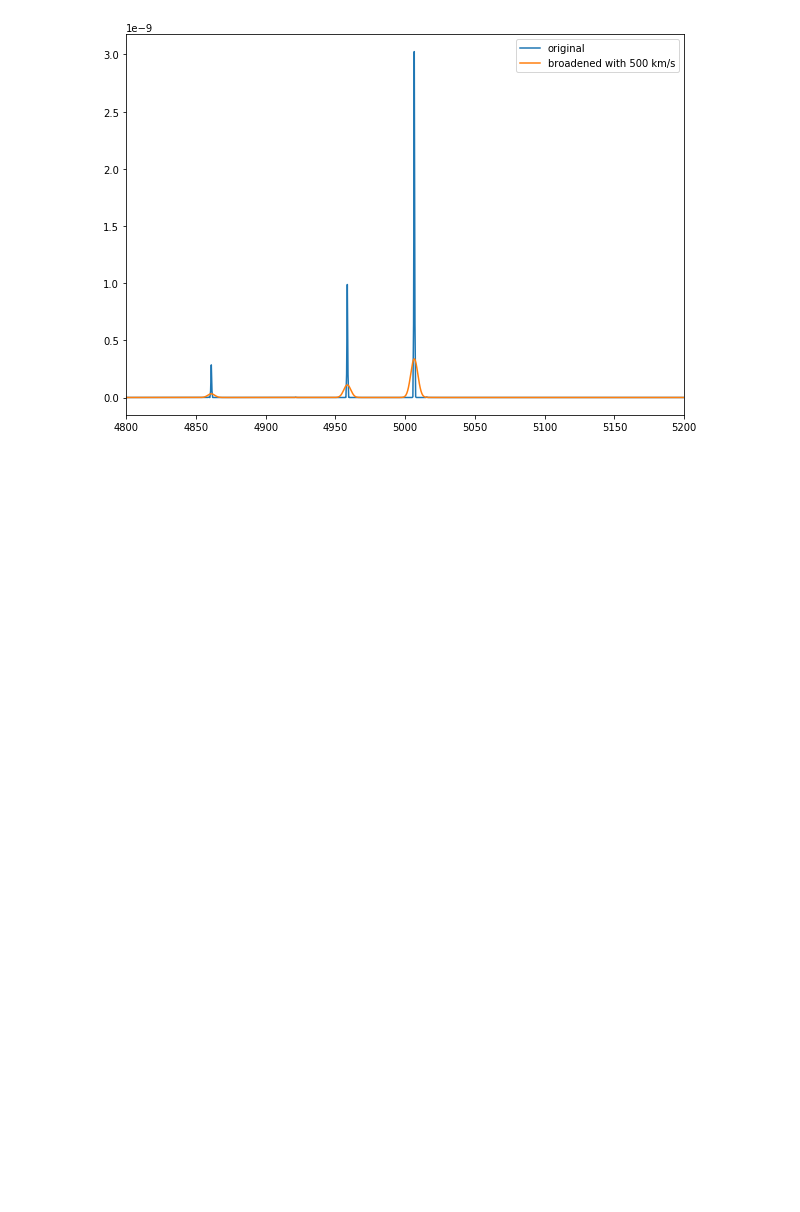
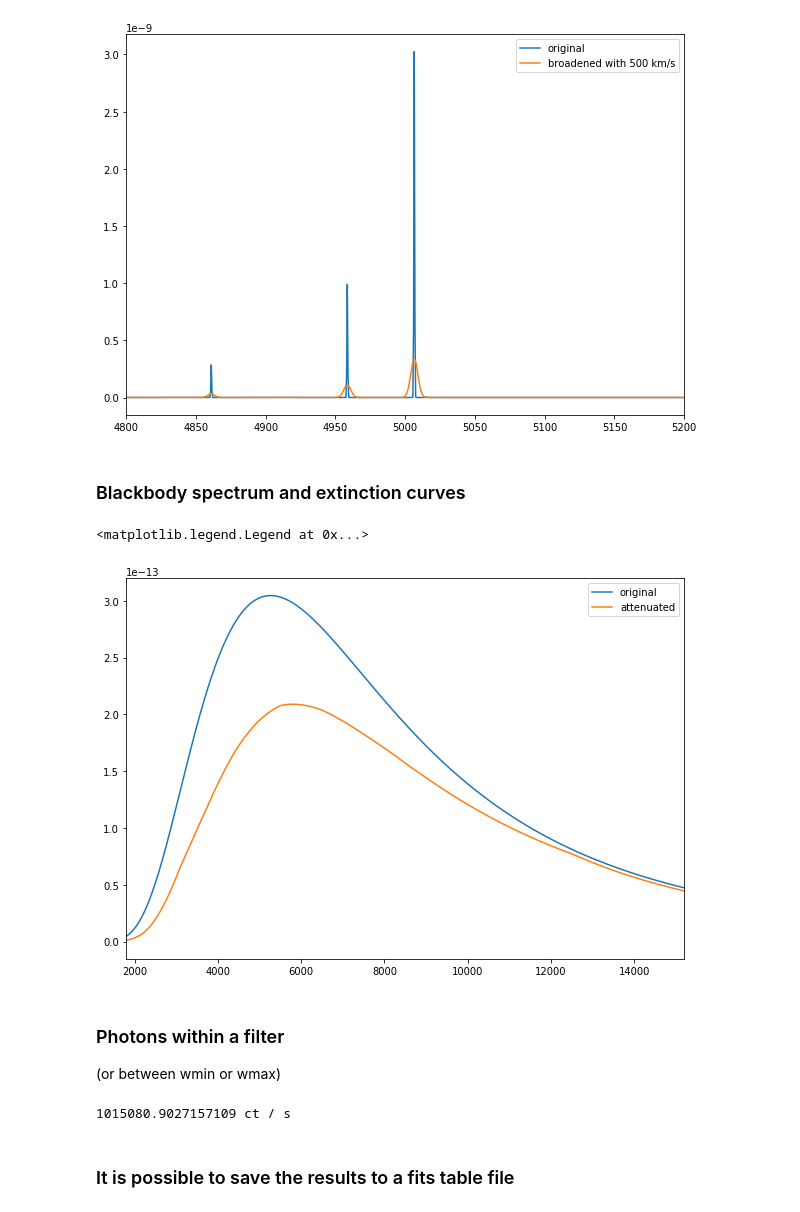
Before and after one commit to AstarVienna/speXtra, a Jupyter notebook: docs/notebooks/speXtra_demo.ipynb, the cells around one changed output. Cells and saved outputs as stored; diff of their text form; code cells hidden in the pictures; blank space fills up the shorter version.

```diff
--- a/docs/notebooks/speXtra_demo.ipynb
+++ b/docs/notebooks/speXtra_demo.ipynb
@@ -197,3 +280,36 @@ plt.legend()
 1000.0 11000.0 0.5
 <matplotlib.legend.Legend at 0x...>
 [figure]
+# %% [markdown]
+### Blackbody spectrum and extinction curves
+# %%
+sp1 = Spextrum.black_body_spectrum(temperature=5500,
+                                   amplitude=10 * u.ABmag,
+                                   filter_name="r")
+sp2 = sp1.redden("gordon/smc_bar", Ebv=0.15)
+
+
+fig = plt.figure(figsize=(10,7))
+plt.plot(sp1.waveset,
+         sp1(sp1.waveset, flux_unit="FLAM"), label="original")
+plt.plot(sp2.waveset,
+         sp2(sp2.waveset, flux_unit="FLAM"), label="attenuated")
+
+plt.xlim(1800,15200)
+plt.legend()
+# %% [output]
+<matplotlib.legend.Legend at 0x...>
+[figure, added]
+# %% [markdown]
+### Photons within a filter
+
+(or between wmin or wmax)
+# %%
+n_photons = sp2.photons_in_range(area=2*u.m**2,
+                                filter_name="V")
+
+print(n_photons)
+# %% [output]
+1015080.9027157109 ct / s
+# %% [markdown]
+### It is possible to save the results to a fits table file
```
Also changed, not shown: parts of 30 cells of this notebook, 2 other files.
